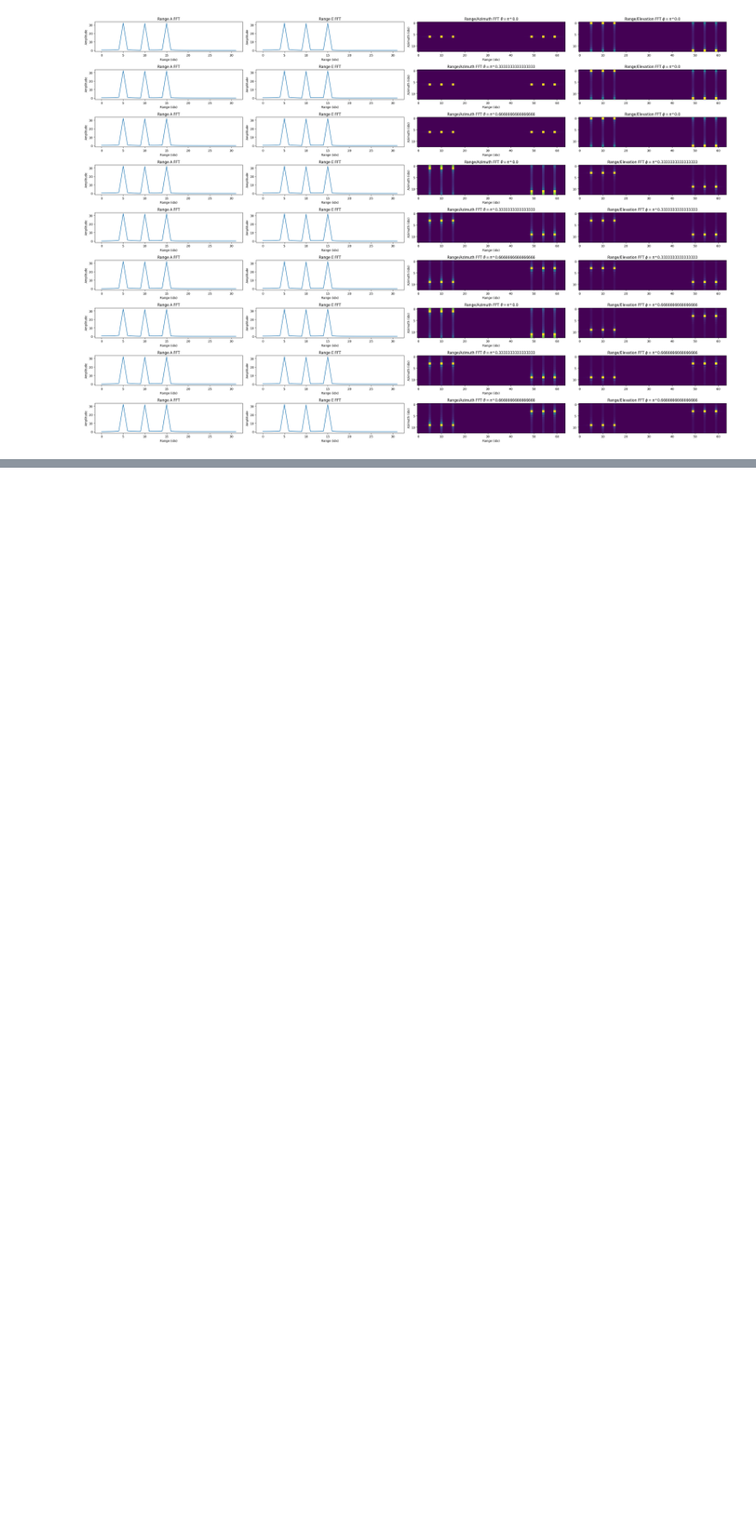
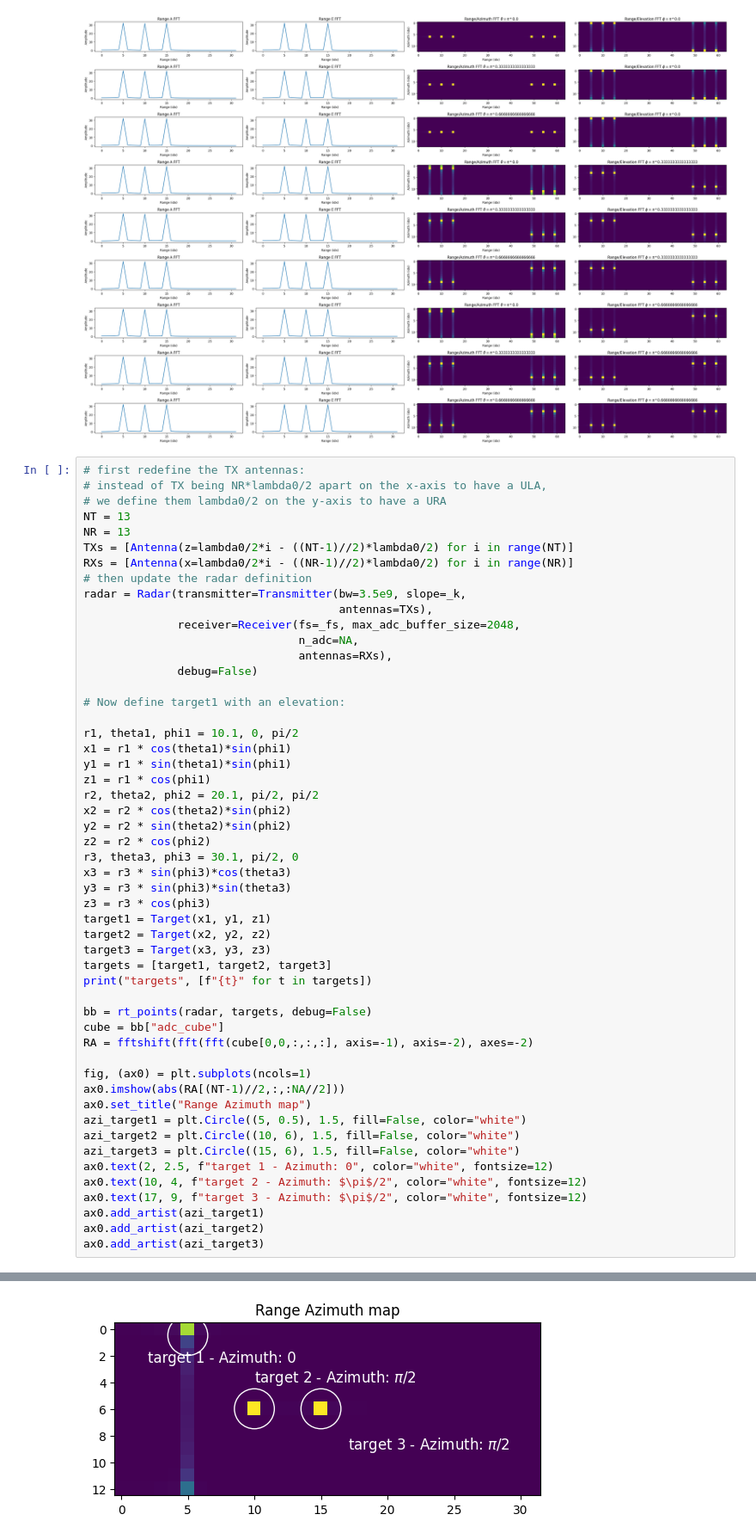
Before and after one commit to matt-chv/mmWrt, a Jupyter notebook: docs/MIMO_TDM.ipynb, the cells around one changed output, grey strips where cells are left out. Shown: that part at 86% size. Cells and saved outputs as stored; diff of their text form; blank space fills up the shorter version.

Commit message:
0.0.9 RC1 - first 3D pcl

```diff
--- a/docs/MIMO_TDM.ipynb
+++ b/docs/MIMO_TDM.ipynb
@@ -289,3 +289,56 @@ for phi_idx in range(phi_steps):
 plt.tight_layout()
 # %% [output]
 [figure]
+# %%
+# first redefine the TX antennas:
+# instead of TX being NR*lambda0/2 apart on the x-axis to have a ULA,
+# we define them lambda0/2 on the y-axis to have a URA
+NT = 13
+NR = 13
+TXs = [Antenna(z=lambda0/2*i - ((NT-1)//2)*lambda0/2) for i in range(NT)]
+RXs = [Antenna(x=lambda0/2*i - ((NR-1)//2)*lambda0/2) for i in range(NR)]
+# then update the radar definition
+radar = Radar(transmitter=Transmitter(bw=3.5e9, slope=_k,
+                                      antennas=TXs),
+              receiver=Receiver(fs=_fs, max_adc_buffer_size=2048,
+                                n_adc=NA,
+                                antennas=RXs),
+              debug=False)
+
+# Now define target1 with an elevation:
+
+r1, theta1, phi1 = 10.1, 0, pi/2
+x1 = r1 * cos(theta1)*sin(phi1)
+y1 = r1 * sin(theta1)*sin(phi1)
+z1 = r1 * cos(phi1)
+r2, theta2, phi2 = 20.1, pi/2, pi/2
+x2 = r2 * cos(theta2)*sin(phi2)
+y2 = r2 * sin(theta2)*sin(phi2)
+z2 = r2 * cos(phi2)
+r3, theta3, phi3 = 30.1, pi/2, 0
+x3 = r3 * sin(phi3)*cos(theta3)
+y3 = r3 * sin(phi3)*sin(theta3)
+z3 = r3 * cos(phi3)
+target1 = Target(x1, y1, z1)
+target2 = Target(x2, y2, z2)
+target3 = Target(x3, y3, z3)
+targets = [target1, target2, target3]
+print("targets", [f"{t}" for t in targets])
+
+bb = rt_points(radar, targets, debug=False)
+cube = bb["adc_cube"]
+RA = fftshift(fft(fft(cube[0,0,:,:,:], axis=-1), axis=-2), axes=-2)
+
+fig, (ax0) = plt.subplots(ncols=1)
+ax0.imshow(abs(RA[(NT-1)//2,:,:NA//2]))
+ax0.set_title("Range Azimuth map")
+azi_target1 = plt.Circle((5, 0.5), 1.5, fill=False, color="white")
+azi_target2 = plt.Circle((10, 6), 1.5, fill=False, color="white")
+azi_target3 = plt.Circle((15, 6), 1.5, fill=False, color="white")
+ax0.text(2, 2.5, f"target 1 - Azimuth: 0", color="white", fontsize=12)
+ax0.text(10, 4, f"target 2 - Azimuth: $\pi$/2", color="white", fontsize=12)
+ax0.text(17, 9, f"target 3 - Azimuth: $\pi$/2", color="white", fontsize=12)
+ax0.add_artist(azi_target1)
+ax0.add_artist(azi_target2)
+ax0.add_artist(azi_target3)
+# %% [output]
@@ -291,0 +347 @@ plt.tight_layout()
+[figure, added]
```
Also changed, not shown: parts of 5 cells of this notebook, 7 other files.
